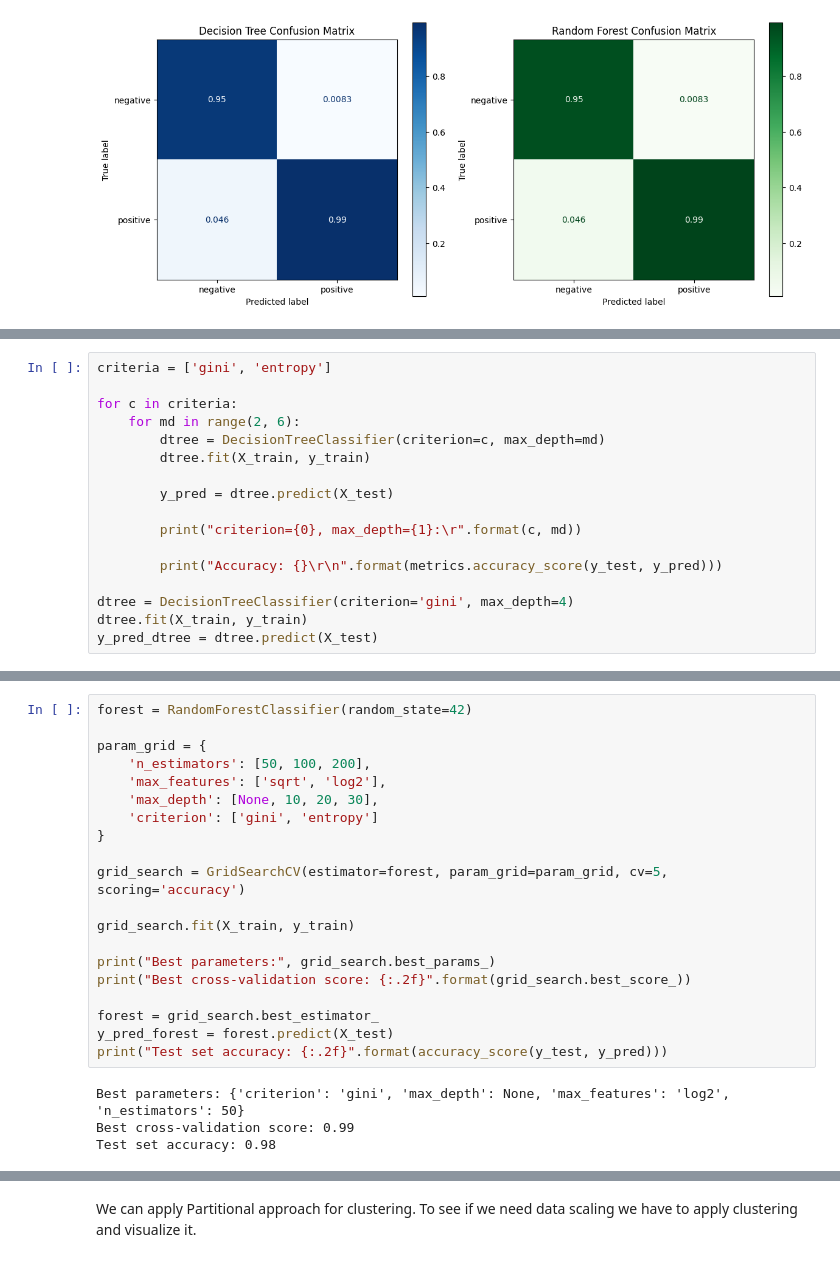
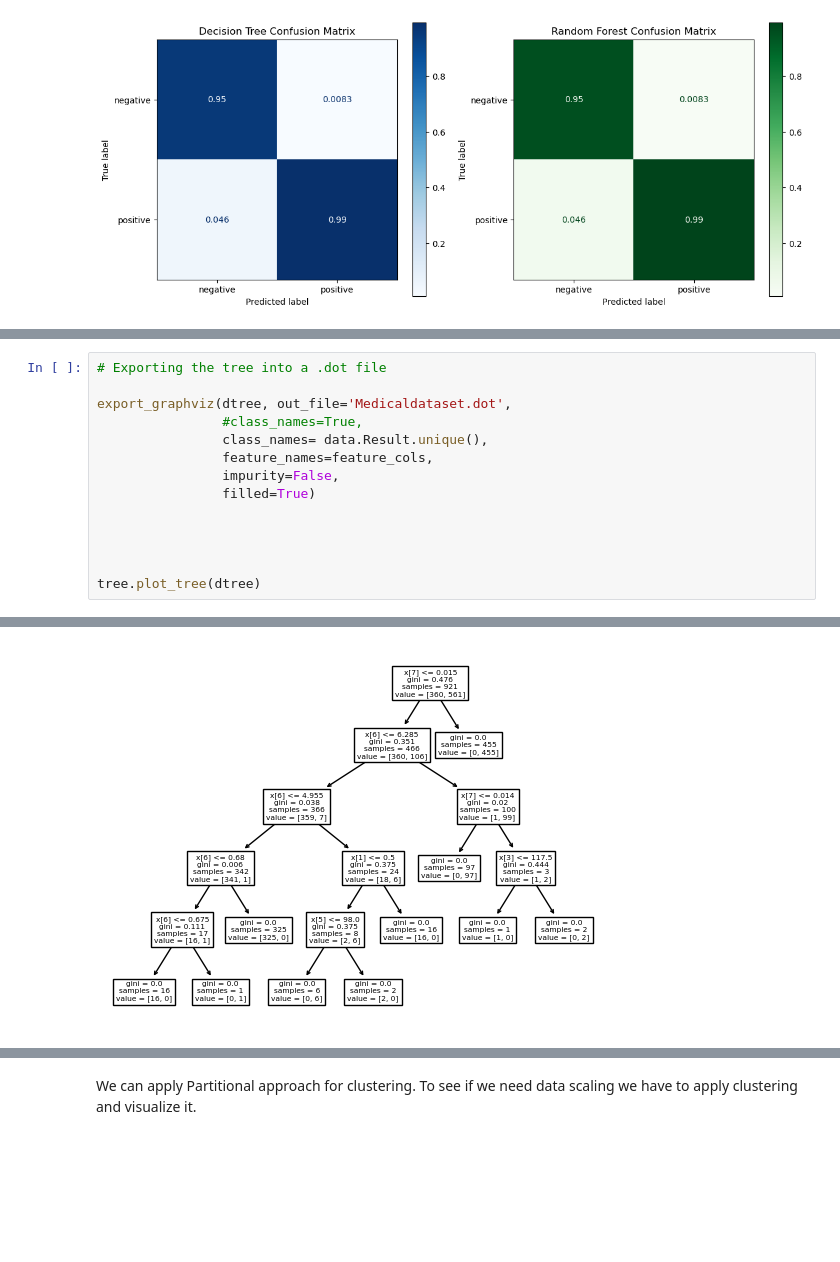
Before and after one commit to berkinKagan/DataVis, a Jupyter notebook: Miniproject_template (1).ipynb, the cells around one changed output, grey strips where cells are left out. Cells and saved outputs as stored; diff of their text form; blank space fills up the shorter version.

```diff
--- a/Miniproject_template (1).ipynb
+++ b/Miniproject_template (1).ipynb
@@ -704,17 +816,0 @@ As we stated in the previous section, our models have very high accuracy, recall
-# %%
-criteria = ['gini', 'entropy']
-
-for c in criteria:
-    for md in range(2, 6):
-        dtree = DecisionTreeClassifier(criterion=c, max_depth=md)
-        dtree.fit(X_train, y_train)
-
-        y_pred = dtree.predict(X_test)
-
-        print("criterion={0}, max_depth={1}:\r".format(c, md))
-
-        print("Accuracy: {}\r\n".format(metrics.accuracy_score(y_test, y_pred)))
-
-dtree = DecisionTreeClassifier(criterion='gini', max_depth=4)
-dtree.fit(X_train, y_train)
-y_pred_dtree = dtree.predict(X_test)
@@ -739,24 +817,15 @@ Accuracy: 0.9772151898734177
-# %%
-forest = RandomForestClassifier(random_state=42)
-
-param_grid = {
-    'n_estimators': [50, 100, 200],
-    'max_features': ['sqrt', 'log2'],
-    'max_depth': [None, 10, 20, 30],
-    'criterion': ['gini', 'entropy']
-}
-
-grid_search = GridSearchCV(estimator=forest, param_grid=param_grid, cv=5, scoring='accuracy')
-
-grid_search.fit(X_train, y_train)
-
-print("Best parameters:", grid_search.best_params_)
-print("Best cross-validation score: {:.2f}".format(grid_search.best_score_))
-
-forest = grid_search.best_estimator_
-y_pred_forest = forest.predict(X_test)
-print("Test set accuracy: {:.2f}".format(accuracy_score(y_test, y_pred)))
-# %% [output]
-Best parameters: {'criterion': 'gini', 'max_depth': None, 'max_features': 'log2', 'n_estimators': 50}
-Best cross-validation score: 0.99
-Test set accuracy: 0.98
+# %%
+# Exporting the tree into a .dot file
+
+export_graphviz(dtree, out_file='Medicaldataset.dot',
+                #class_names=True,
+                class_names= data.Result.unique(),
+                feature_names=feature_cols,
+                impurity=False,
+                filled=True)
+
+
+
+
+tree.plot_tree(dtree)
+# %% [output]
@@ -763 +851,2 @@ Test set accuracy: 0.98
+[figure, added]
 # %% [markdown]
```
Also changed, not shown: parts of 122 cells of this notebook.
